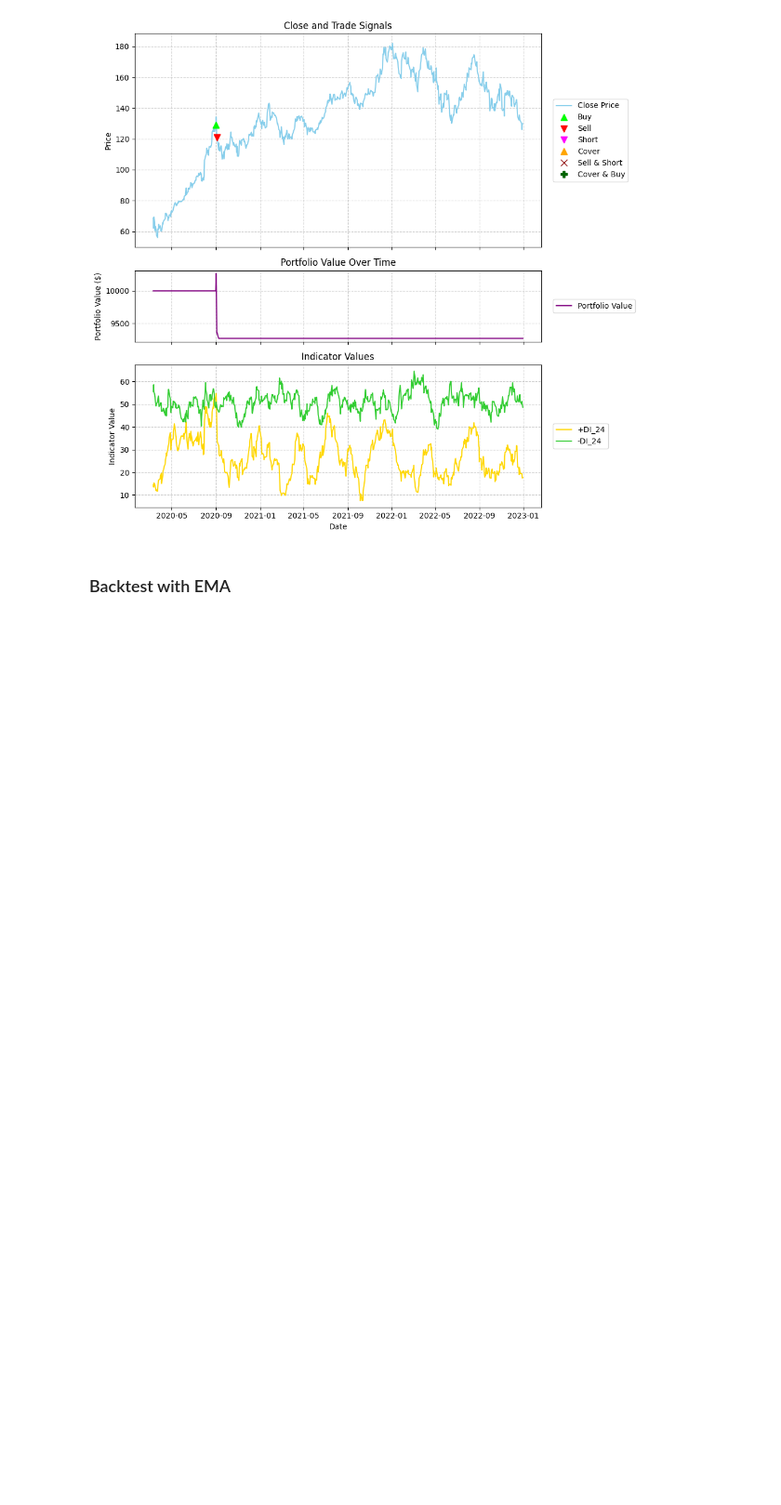
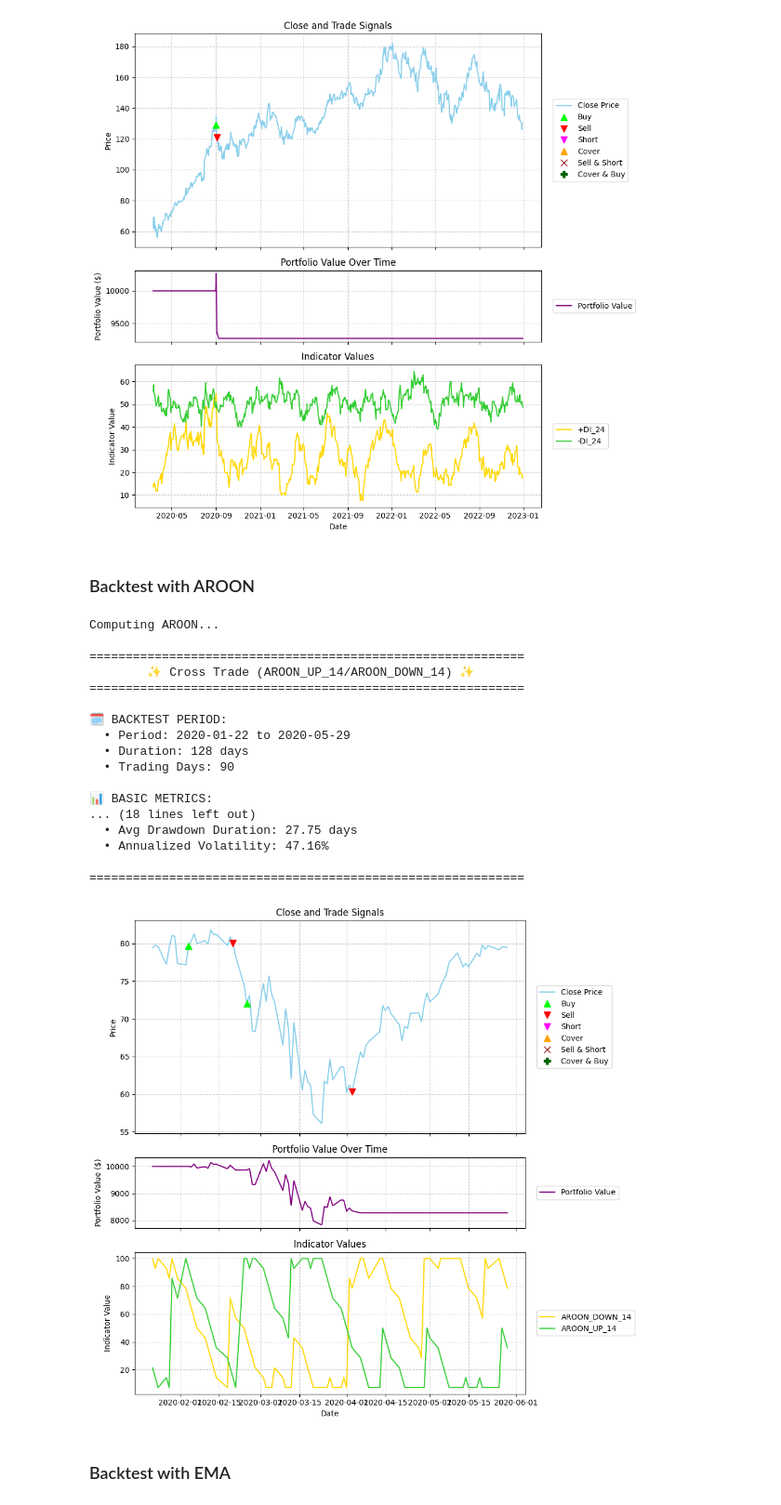
Before and after one commit to BSoybilgen/simple-trade, a Jupyter notebook: examples/backtest/example_backtest_trend.ipynb, the cells around one changed output. Shown at 93% size. Drawn from its saved outputs; the diff is of its cells as text; code cells hidden in the pictures; blank space fills up the shorter version.

```diff
--- a/examples/backtest/example_backtest_trend.ipynb
+++ b/examples/backtest/example_backtest_trend.ipynb
@@ -80,6 +83,79 @@ Computing ADX...
 
 ============================================================
 [figure]
+# %% [markdown]
+### Backtest with AROON
+# %%
+# --- Backtest Configuration ---
+symbol = 'AAPL'
+start_date = '2020-01-01'
+end_date = '2020-05-31'
+interval = '1d'
+short_window = 25
+long_window = 75
+initial_cash = 10000.0
+commission = 0.01
+
+# Download data and compute indicator
+data = download_data(symbol, start_date, end_date, interval=interval)
+parameters = dict()
+columns = dict()
+parameters["period"] = 14
+columns["high_col"] = 'High'
+columns["low_col"] = 'Low'
+columns["close_col"] = 'Close'
+data = compute_indicator(
+    data=data,
+    indicator='aroon',
+    parameters=parameters,
+    columns=columns
+)
+
+# Run backtest
+period = parameters["period"]
+backtester = CrossTradeBacktester(initial_cash=initial_cash, commission_long=commission)
+results, portfolio = backtester.run_cross_trade(
+    data=data,
+    short_window_indicator=f'AROON_UP_{period}',
+    long_window_indicator=f'AROON_DOWN_{period}',
+    price_col='Close',
+)
+
+# --- Results ---
+backtester.print_results(results)
+
+# Prepare results for plotting
+plotter = BacktestPlotter()
+
+# Define the indicator columns explicitly
+indicator_cols_to_plot = [f'AROON_DOWN_{period}', f'AROON_UP_{period}']
+
+fig = plotter.plot_results(
+    data_df=data,
+    history_df=portfolio,
+    price_col='Close',
+    indicator_cols=indicator_cols_to_plot,
+    title=f"Cross Trade (Long Only) (AROON_DOWN_{period} vs AROON_UP_{period})"
+)
+# %% [output]
+Computing AROON...
+
+============================================================
+        ✨ Cross Trade (AROON_UP_14/AROON_DOWN_14) ✨
+============================================================
+
+🗓️ BACKTEST PERIOD:
+  • Period: 2020-01-22 to 2020-05-29
+  • Duration: 128 days
+  • Trading Days: 90
+
+📊 BASIC METRICS:
+... (18 lines left out)
+  • Avg Drawdown Duration: 27.75 days
+  • Annualized Volatility: 47.16%
+
+============================================================
+[figure, added]
 # %% [markdown]
 ### Backtest with EMA
 # %%
```
Also changed, not shown: parts of 11 cells of this notebook, 2 other files.
